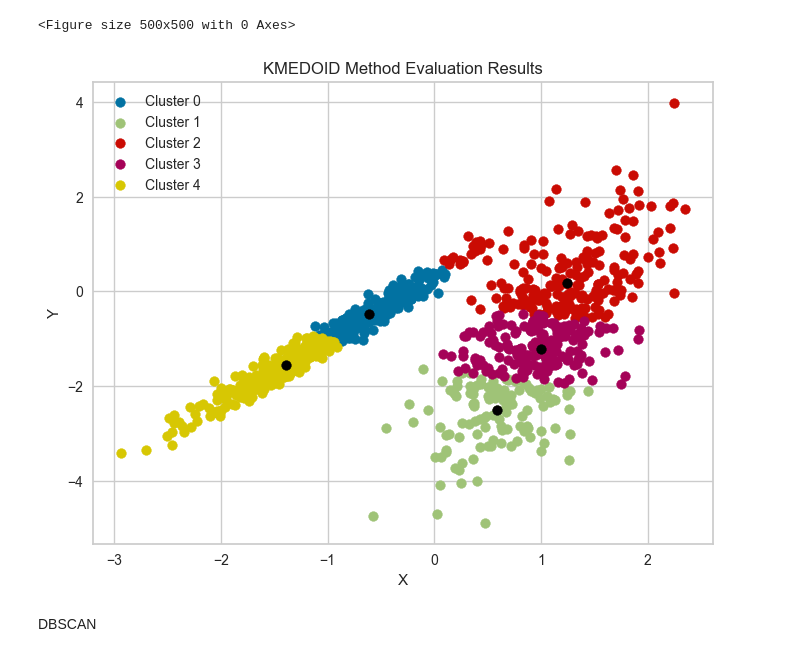
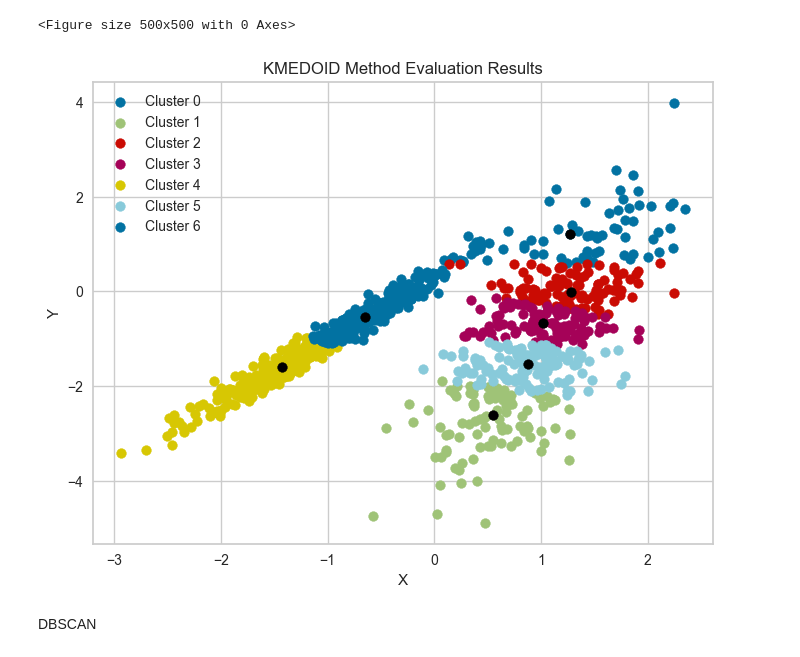
Before and after one commit to Joao-Bornelli/Clusterization, a Jupyter notebook: clusterization.ipynb, the cells around one changed output. Drawn from its saved outputs; the diff is of its cells as text; code cells hidden in the pictures.

```diff
--- a/clusterization.ipynb
+++ b/clusterization.ipynb
@@ -112,15 +107,17 @@ plt.show()
 <Figure size 500x500 with 0 Axes>
 # %%
 #KMEANS with evaluation results
+
+#Considerando a avaliação elbow e silhouette, o número ideal de clusters seria 6
+
 data = df.copy()
-k = 5
+k = 6
 
 kmeans = KMeans(n_clusters=k,random_state=10,n_init='auto')
 kmeans.fit(data)
 data['cluster'] = kmeans.predict(data)
 
 plt.figure(figsize=(8, 6))
-
 for i in np.unique(kmeans.labels_):
     row = data.index[kmeans.labels_ == i].tolist()
     scatter = plt.scatter(data.iloc[row,0],data.iloc[row,1],label = f'Cluster {i}')
@@ -129,6 +126,7 @@ for i in np.unique(kmeans.labels_):
                 kmeans.cluster_centers_[i][1],
                 color='black', marker='x')
 
+
 plt.title('KMEANS Method Evaluation Results')
 plt.xlabel('X')
 plt.ylabel('Y')
@@ -193,29 +191,35 @@ plt.show()
 # %%
 #KMEDOID with evaluation results
 
+#A avaliação elbow apresentou 2 "cotovelos", em 6 e 8 clusters
+#Considerando juntamente as avaliações elbow e silhouette o número de clusters ideal estaria entre 6 e 8
+#Definindo como 7 o número de clusters, o resultado foi bem equilibrado
+
+
 data = df.copy()
-k = 5
+k = 7
 
 kmedoid = KMedoids(n_clusters=k,random_state=10).fit(data)
 data['cluster'] = kmedoid.predict(data)
 
 plt.figure(figsize=(8, 6))
+
 
 for i in np.unique(kmedoid.labels_):
     row = data.index[kmedoid.labels_ == i].tolist()
     scatter = plt.scatter(data.iloc[row,0],data.iloc[row,1],label = f'Cluster {i}')
     color = scatter.get_facecolors()[0].tolist()
     plt.scatter(kmedoid.cluster_centers_[i][0],
                 kmedoid.cluster_centers_[i][1],
                 color='black', marker='o')
 
 plt.title('KMEDOID Method Evaluation Results')
 plt.xlabel('X')
 plt.ylabel('Y')
 plt.legend()
 plt.show()
 # %% [output]
-[figure, old version]
+[figure, new version]
 # %% [markdown]
 DBSCAN
 # %%
```
Also changed, not shown: parts of 7 cells of this notebook, 2 other files.
